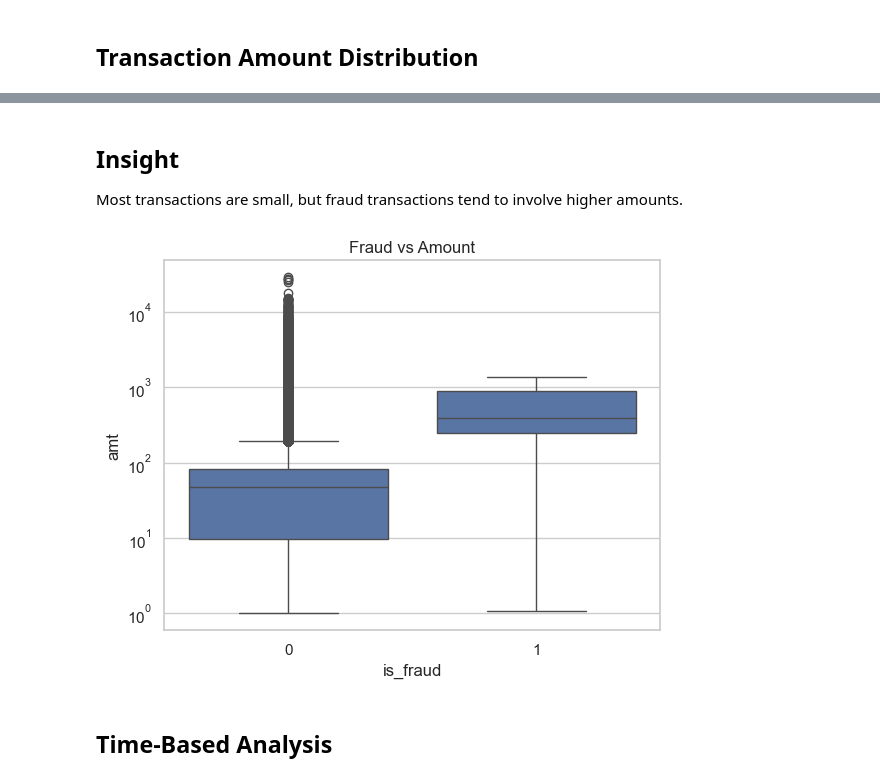
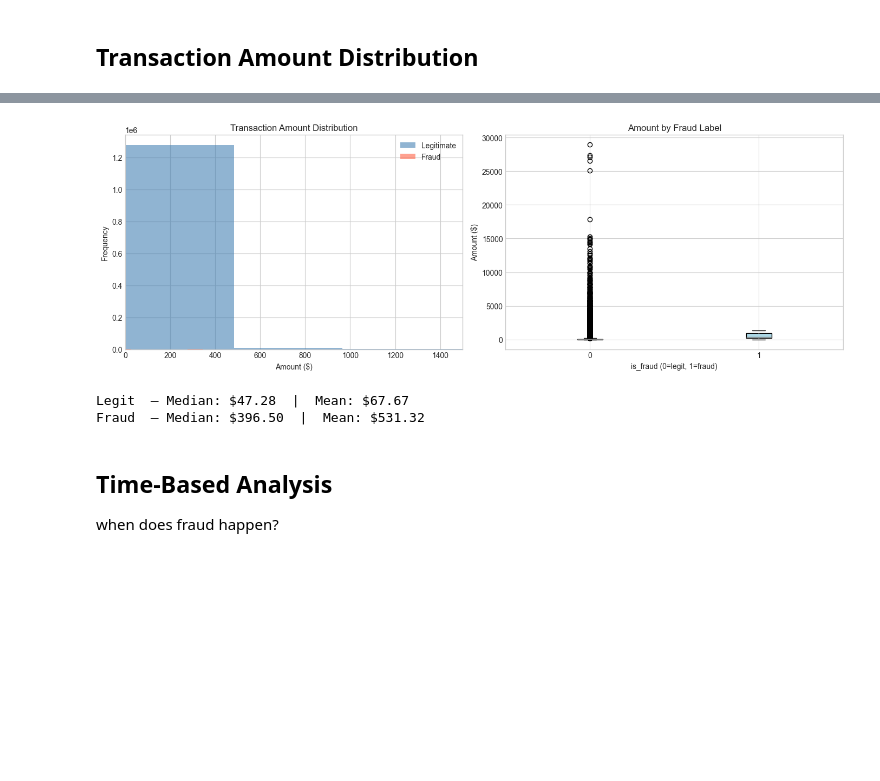
Before and after one commit to tanishka-td/fraud-detection-ml, a Jupyter notebook: notebook/01_EDA.ipynb, the cells around one changed output, grey strips where cells are left out. Cells and saved outputs as stored; diff of their text form; code cells hidden in the pictures; blank space fills up the shorter version.

```diff
--- a/notebook/01_EDA.ipynb
+++ b/notebook/01_EDA.ipynb
@@ -10,6 +5,10 @@ This notebook explores the credit card transaction dataset to identify patterns
 # %%
 import pandas as pd
+import numpy as np
 import matplotlib.pyplot as plt
 import seaborn as sns
-
-sns.set_theme(style="whitegrid")
+# %%
+# Visualization settings
+plt.style.use('seaborn-v0_8-whitegrid')
+sns.set_palette('husl')
+%matplotlib inline
@@ -81,14 +113,33 @@ plt.show()
-# %% [markdown]
-## Insight
-
-Most transactions are small, but fraud transactions tend to involve higher amounts.
-# %%
-sns.boxplot(x="is_fraud", y="amt", data=train_df)
-plt.yscale("log")
-plt.title("Fraud vs Amount")
-plt.show()
-# %% [output]
-[figure, removed]
+# %%
+fig, axes = plt.subplots(1, 2, figsize=(14, 5))
+
+# Histogram by class
+for label, color in [(0, 'steelblue'), (1, 'tomato')]:
+    subset = train[train['is_fraud'] == label]['amt']
+    axes[0].hist(subset, bins=60, alpha=0.6, color=color, label='Legitimate' if label == 0 else 'Fraud')
+axes[0].set_title('Transaction Amount Distribution')
+axes[0].set_xlabel('Amount ($)')
+axes[0].set_ylabel('Frequency')
+axes[0].legend()
+axes[0].set_xlim(0, 1500)
+
+# Box plot
+train.boxplot(column='amt', by='is_fraud', ax=axes[1], patch_artist=True, boxprops=dict(facecolor='lightblue'))
+axes[1].set_title('Amount by Fraud Label')
+axes[1].set_xlabel('is_fraud (0=legit, 1=fraud)')
+axes[1].set_ylabel('Amount ($)')
+plt.suptitle('')
+
+plt.tight_layout()
+plt.show()
+
+print('Legit  — Median: $%.2f  |  Mean: $%.2f' % (train[train.is_fraud==0]['amt'].median(), train[train.is_fraud==0]['amt'].mean()))
+print('Fraud  — Median: $%.2f  |  Mean: $%.2f' % (train[train.is_fraud==1]['amt'].median(), train[train.is_fraud==1]['amt'].mean()))
+# %% [output]
+[figure, added]
+Legit  — Median: $47.28  |  Mean: $67.67
+Fraud  — Median: $396.50  |  Mean: $531.32
 # %% [markdown]
 ## Time-Based Analysis
+when does fraud happen?
 # %%
```
Also changed, not shown: parts of 38 cells of this notebook.
